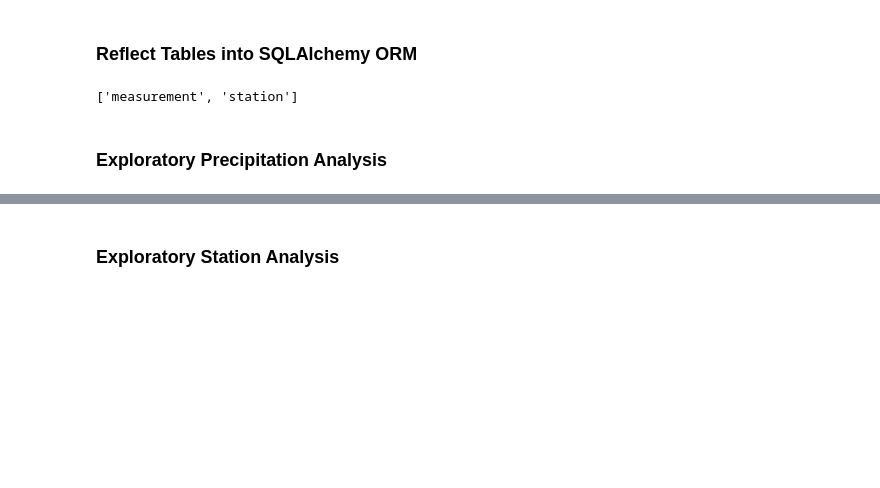
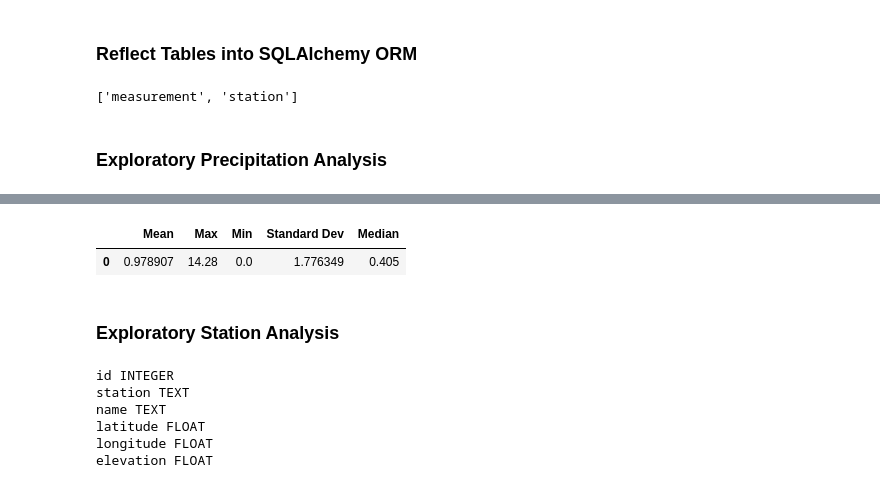
Before and after one commit to juliabrunett/sqlalchemy-challenge, a Jupyter notebook: climate_analysis.ipynb, the cells around one changed output, grey strips where cells are left out. Saved outputs shown, nothing was run; the diff lists cells and outputs as text; code cells hidden in the pictures; blank space fills up the shorter version.

```diff
--- a/climate_analysis.ipynb
+++ b/climate_analysis.ipynb
@@ -106,2 +181,36 @@ KeyError: 'Date'
+# %%
+# Calculate stats for table
+max_prcp = measurement_df["precipitation"].max()
+min_prcp = measurement_df["precipitation"].min()
+std_prcp = measurement_df["precipitation"].std()
+avg_prcp = measurement_df["precipitation"].mean()
+median_prcp = measurement_df["precipitation"].median()
+# %%
+# Stats Table
+stats_table = pd.DataFrame({
+    "Mean": avg_prcp,
+    "Max": max_prcp,
+    "Min": min_prcp,
+    "Standard Dev": std_prcp,
+    "Median": median_prcp
+}, index=[0])
+
+stats_table
+# %% [output]
+|  | Mean | Max | Min | Standard Dev | Median |
+| 0 | 0.978907 | 14.28 | 0.0 | 1.776349 | 0.405 |
 # %% [markdown]
 ### Exploratory Station Analysis
+# %%
+# Use inspector to see the column names for station
+columns_station = inspector.get_columns('station')
+
+for c in columns_station:
+    print(c["name"], c["type"])
+# %% [output]
+id INTEGER
+station TEXT
+name TEXT
+latitude FLOAT
+longitude FLOAT
+elevation FLOAT
```
Also changed, not shown: parts of 27 cells of this notebook.
